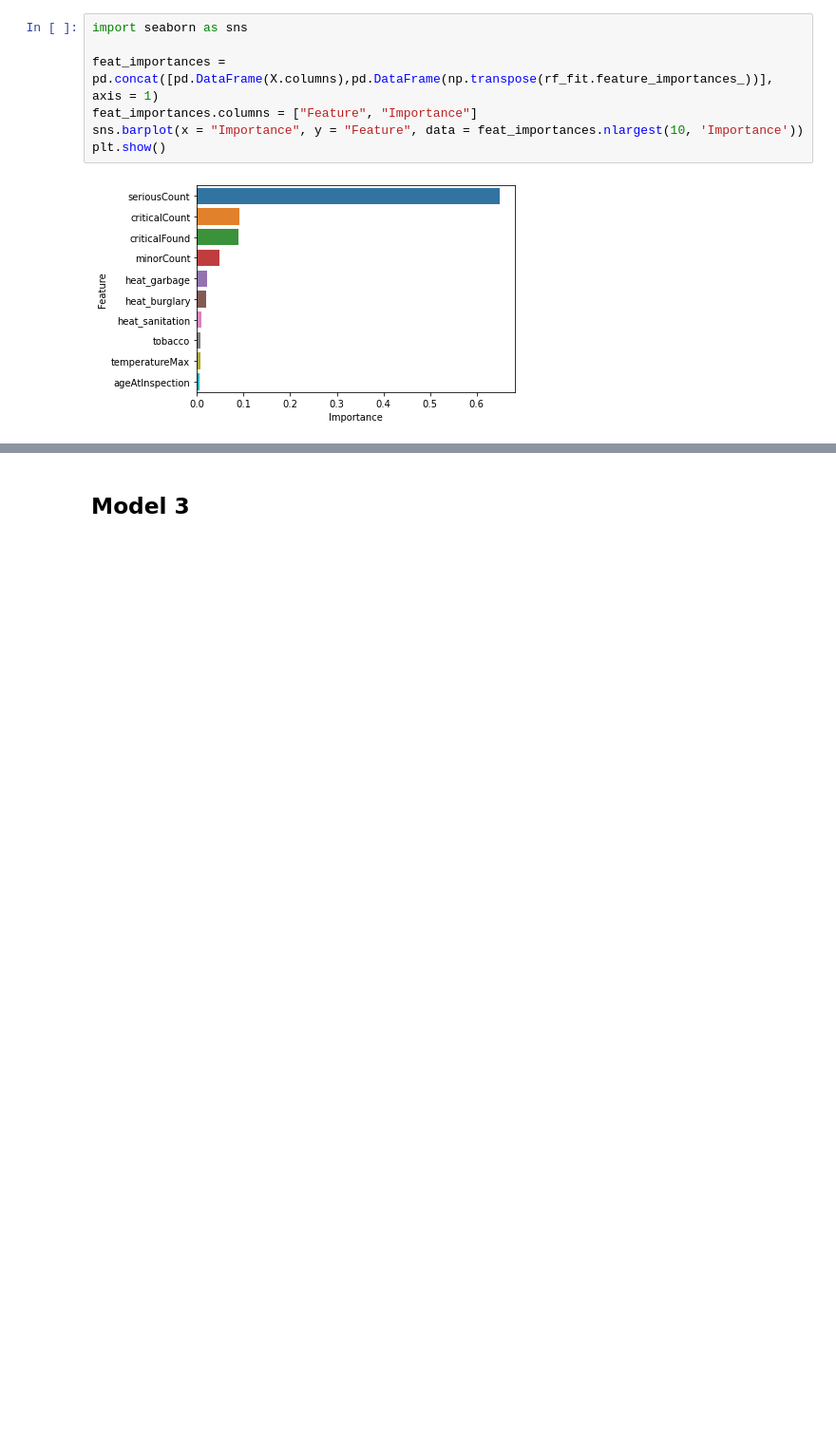
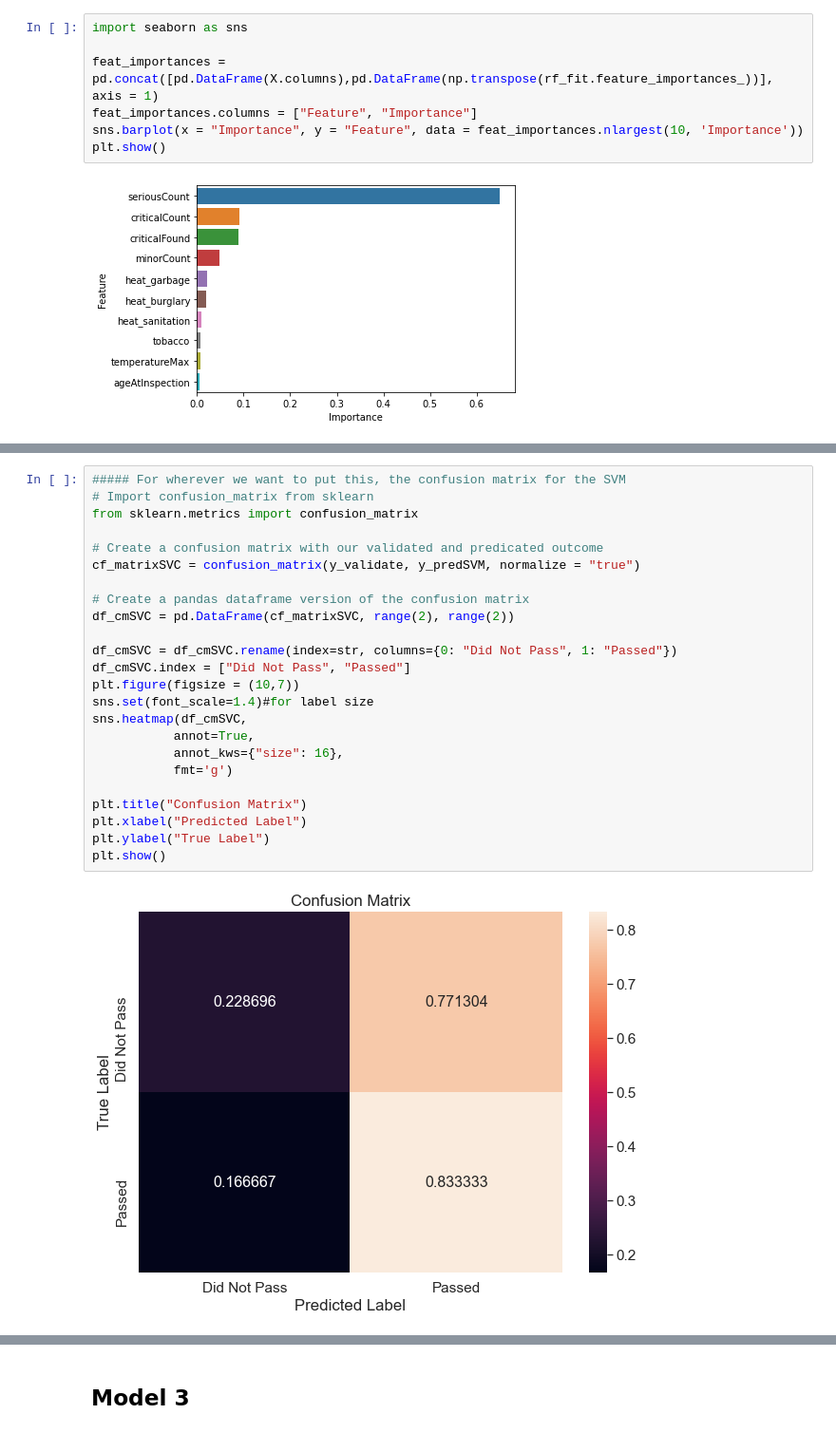
Before and after one commit to lawrence-j-liu/CSS_Project-3_Team-3_Fall-2020, a Jupyter notebook: Project 3 Students.ipynb, the cells around one changed output, grey strips where cells are left out. Shown at 95% size. Saved outputs shown, nothing was run; the diff lists cells and outputs as text; blank space fills up the shorter version.

```diff
--- a/Project 3 Students.ipynb
+++ b/Project 3 Students.ipynb
@@ -316,0 +377,26 @@ plt.show()
+# %%
+##### For wherever we want to put this, the confusion matrix for the SVM
+# Import confusion_matrix from sklearn
+from sklearn.metrics import confusion_matrix
+
+# Create a confusion matrix with our validated and predicated outcome
+cf_matrixSVC = confusion_matrix(y_validate, y_predSVM, normalize = "true")
+
+# Create a pandas dataframe version of the confusion matrix
+df_cmSVC = pd.DataFrame(cf_matrixSVC, range(2), range(2))
+
+df_cmSVC = df_cmSVC.rename(index=str, columns={0: "Did Not Pass", 1: "Passed"})
+df_cmSVC.index = ["Did Not Pass", "Passed"]
+plt.figure(figsize = (10,7))
+sns.set(font_scale=1.4)#for label size
+sns.heatmap(df_cmSVC,
+           annot=True,
+           annot_kws={"size": 16},
+           fmt='g')
+
+plt.title("Confusion Matrix")
+plt.xlabel("Predicted Label")
+plt.ylabel("True Label")
+plt.show()
+# %% [output]
+[figure, added]
```
Also changed, not shown: parts of 11 cells of this notebook.
